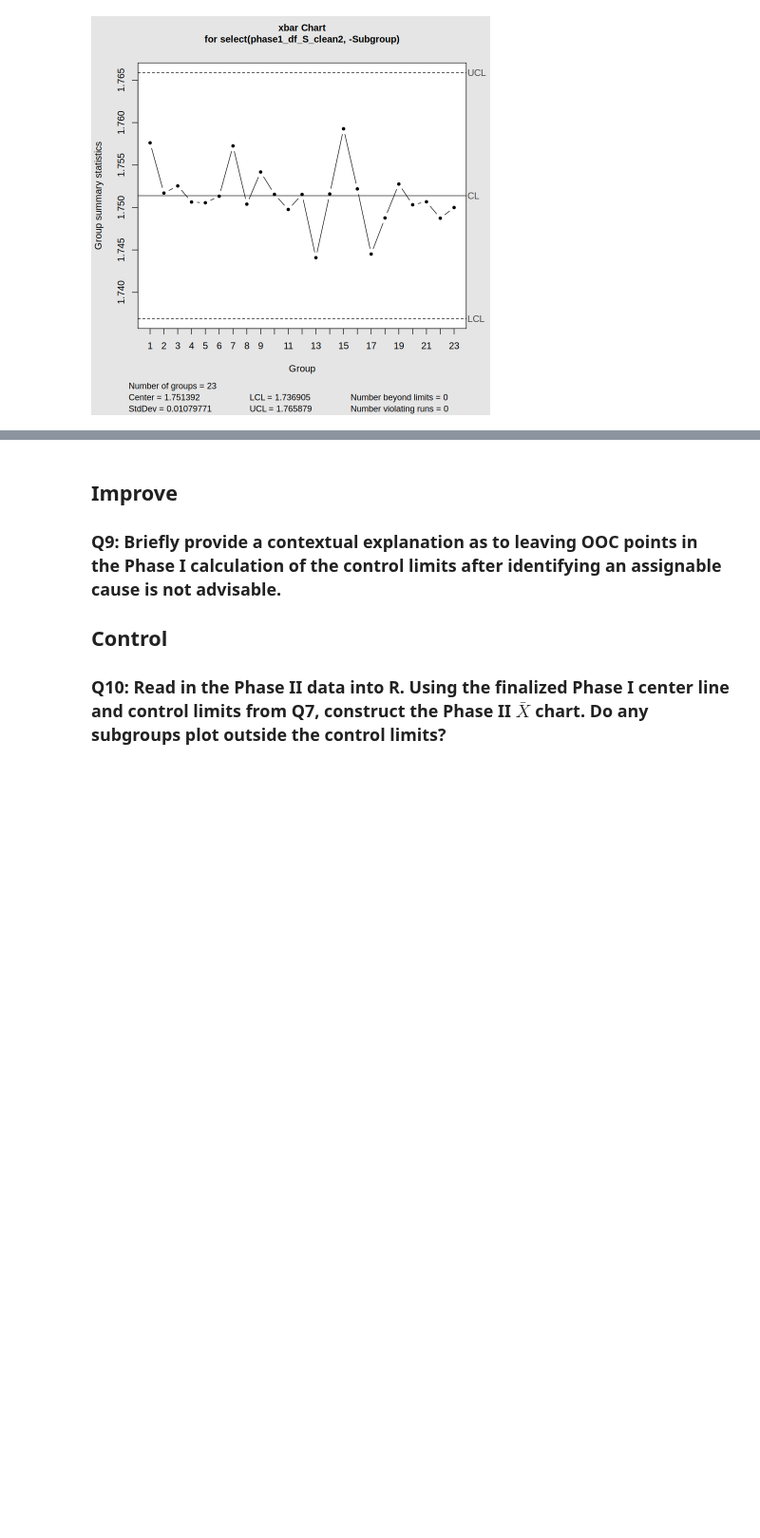
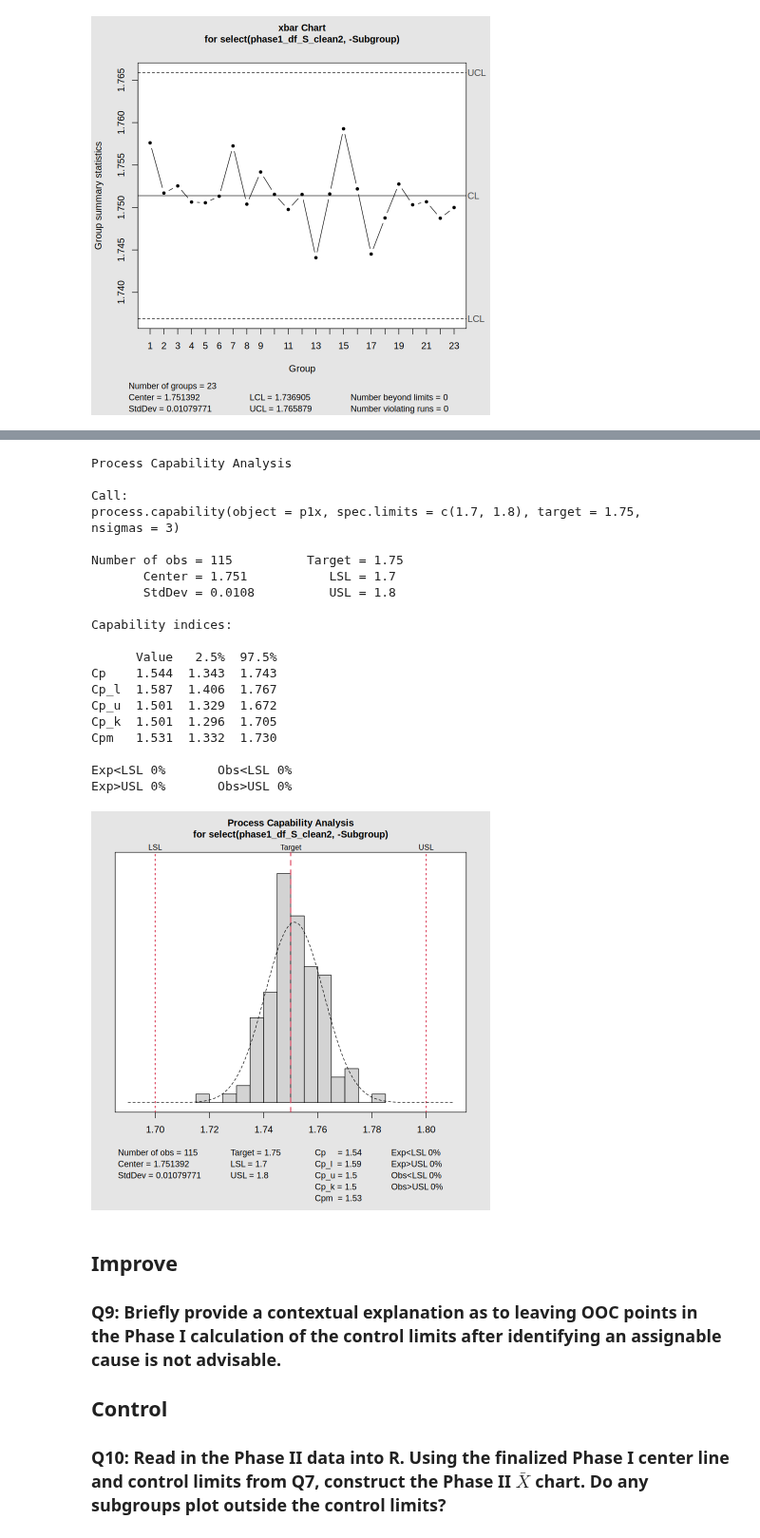
Before and after one commit to garrettspringsted/STAT-7110-Quality-Control, a Jupyter notebook: Assignments/HW1/STAT-7110-HW1.ipynb, the cells around one changed output, grey strips where cells are left out. Shown at 95% size. Cells and saved outputs as stored; diff of their text form; code cells hidden in the pictures; blank space fills up the shorter version.

```diff
--- a/Assignments/HW1/STAT-7110-HW1.ipynb
+++ b/Assignments/HW1/STAT-7110-HW1.ipynb
@@ -230,2 +235,13 @@ phase1_xbar_S_clean <- qcc(phase1_df_S_clean2 |> select(-Subgroup),
 # %%
-## Q8 Code ##
+## Final Phase 1 and perform a process capability analysis ###
+p1x <- qcc(phase1_df_S_clean2 |> select(-Subgroup),
+                                        type="xbar",
+                                        std.dev= sig_hat_S2,
+                                        plot= TRUE)
+
+## Analysis ##
+process.capability(p1x,
+                   spec.limits = c(1.700, 1.800),
+                   target= 1.750,
+                   nsigmas = 3)
+# %% [output]
@@ -232,3 +249,24 @@ phase1_xbar_S_clean <- qcc(phase1_df_S_clean2 |> select(-Subgroup),
+Process Capability Analysis
+
+Call:
+process.capability(object = p1x, spec.limits = c(1.7, 1.8), target = 1.75,     nsigmas = 3)
+
+Number of obs = 115          Target = 1.75
+       Center = 1.751           LSL = 1.7
+       StdDev = 0.0108          USL = 1.8
+
+Capability indices:
+
+      Value   2.5%  97.5%
+Cp    1.544  1.343  1.743
+Cp_l  1.587  1.406  1.767
+Cp_u  1.501  1.329  1.672
+Cp_k  1.501  1.296  1.705
+Cpm   1.531  1.332  1.730
+
+Exp<LSL 0%       Obs<LSL 0%
+Exp>USL 0%       Obs>USL 0%
+[figure, added]
 # %% [markdown]
 ## Improve
 
```
Also changed, not shown: parts of 4 cells of this notebook.
